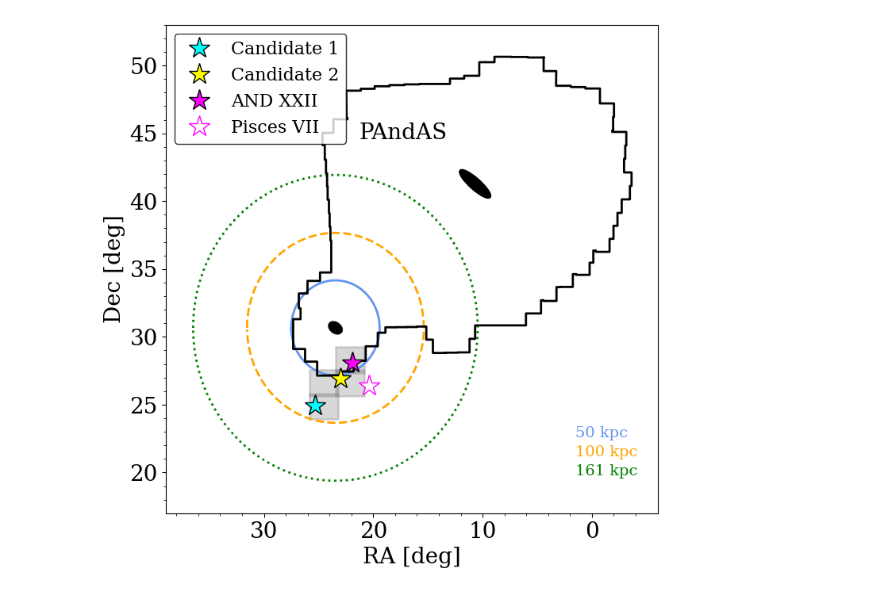
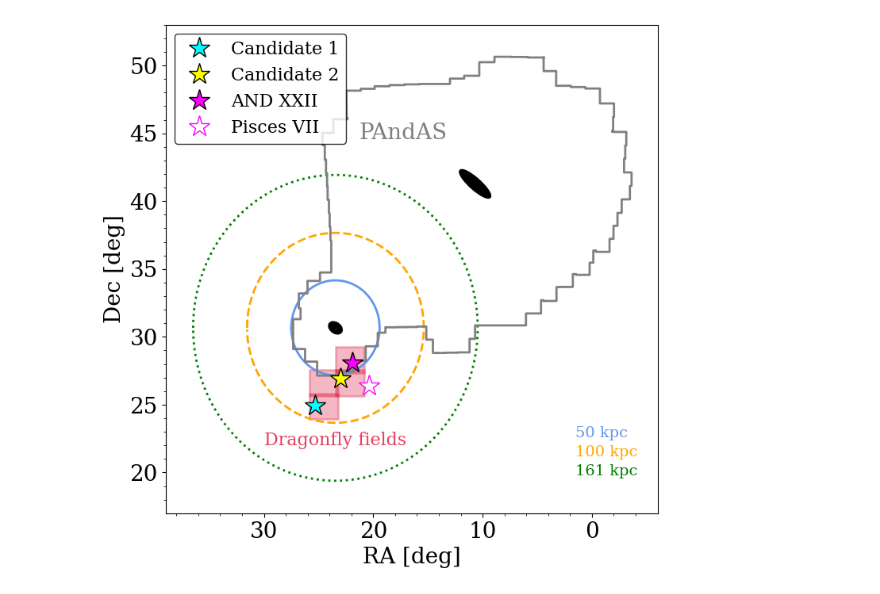
Before and after one commit to ekta1224/pspM31_hack, a Jupyter notebook: Dragonfly_fields.ipynb, the cells around one changed output. Saved outputs shown, nothing was run; the diff lists cells and outputs as text; code cells hidden in the pictures.

```diff
--- a/Dragonfly_fields.ipynb
+++ b/Dragonfly_fields.ipynb
@@ -124,9 +124,9 @@ plt.plot(xcirc161,ycirc161,color='green',ls=':')
 dp = np.loadtxt('corners_PAndAS11.txt')
 ra = dp[:,0]
 dec = dp[:,1]
-plt.plot(ra, dec, lw=2, color='k')
+plt.plot(ra, dec, lw=2, color='gray')
 plt.xlim(*plt.xlim()[::-1])
-plt.figtext(0.43, 0.7, 'PAndAS', fontsize=20, color='k')
+plt.figtext(0.43, 0.7, 'PAndAS', fontsize=20, color='gray')
 circle= plt.Circle((m33.ra.deg, m33.dec.deg), 3.5, fill=False, color='cornflowerblue', lw=3, label='50 kpc')
 circle2 = plt.Circle((m33.ra.deg, m33.dec.deg), 3.5*rvir/50., fill=False, color='green', lw=3, ls=':')
 circle3 = plt.Circle((m33.ra.deg, m33.dec.deg), 3.5*100./50., fill=False, color='orange', lw=3, ls='--')
@@ -153,32 +153,34 @@ decsize = 1.9
 # plt.plot(22.0979889387619, 26.589663888888886,'co', ms=6)
 
 # plt.plot(24.499999999999996, 26.589663888888886,'co', ms=6, zorder=1000)
 # plt.plot(24.499999999999996, 24.87966388888889,'co', ms=6)
 
 ra_centers = [22.0979889387619, 22.0979889387619,24.499999999999996,24.499999999999996]
 dec_centers = [28.299663888888887,26.589663888888886,26.589663888888886,24.87966388888889 ]
 
 # for i in range(len(sc_fields)):
 #     field = Rectangle([sc_fields[i].ra.deg-rasize/2, sc_fields[i].dec.deg-decsize/2], 3.3, 2.9, color='b', fill=False)
 #     ax.add_patch(field)
 
 for i in range(len(ra_centers)):
-        field = Rectangle([ra_centers[i]-rasize/2, dec_centers[i]-decsize/2], 2.6, 1.9, lw=2, edgecolor='gray', facecolor='gray', fill=True, alpha=0.3)
+        field = Rectangle([ra_centers[i]-rasize/2, dec_centers[i]-decsize/2], 2.6, 1.9, lw=2, edgecolor='crimson', facecolor='crimson', fill=True, alpha=0.3)
         ax.add_patch(field)
 #     if 24. < sc_fields[i].ra.deg < 26 and sc_fields[i].dec.deg < 27.:
 #         field = Rectangle([sc_fields[i].ra.deg-rasize/2, sc_fields[i].dec.deg-decsize/2], 2.6, 1.9, lw=2, edgecolor='darkviolet', fill=False)
 #         ax.add_patch(field)
+
+plt.text(30, 22, 'Dragonfly fields',fontsize=16, color='crimson', alpha=0.8)
 
 plt.legend(numpoints=1, fontsize=16, loc='upper left',edgecolor='black', facecolor=(1, 1, 1, 1))
 plt.figtext(0.77, 0.23, r'50 kpc', color='cornflowerblue', fontsize=14)
 plt.figtext(0.77, 0.2, r'100 kpc', color='orange', fontsize=14)
 plt.figtext(0.77, 0.17, r'161 kpc', color='green', fontsize=14)
 ax.xaxis.set_minor_locator(AutoMinorLocator())
 ax.yaxis.set_minor_locator(AutoMinorLocator())
 
 ax.tick_params(axis='both', which='major', labelsize=20)
 ax.tick_params(axis='both', which='minor', labelsize=20)
 
 plt.savefig('M33_Dragonfly_fields_2022.png')
 # %% [output]
-[figure, old version]
+[figure, new version]
```
